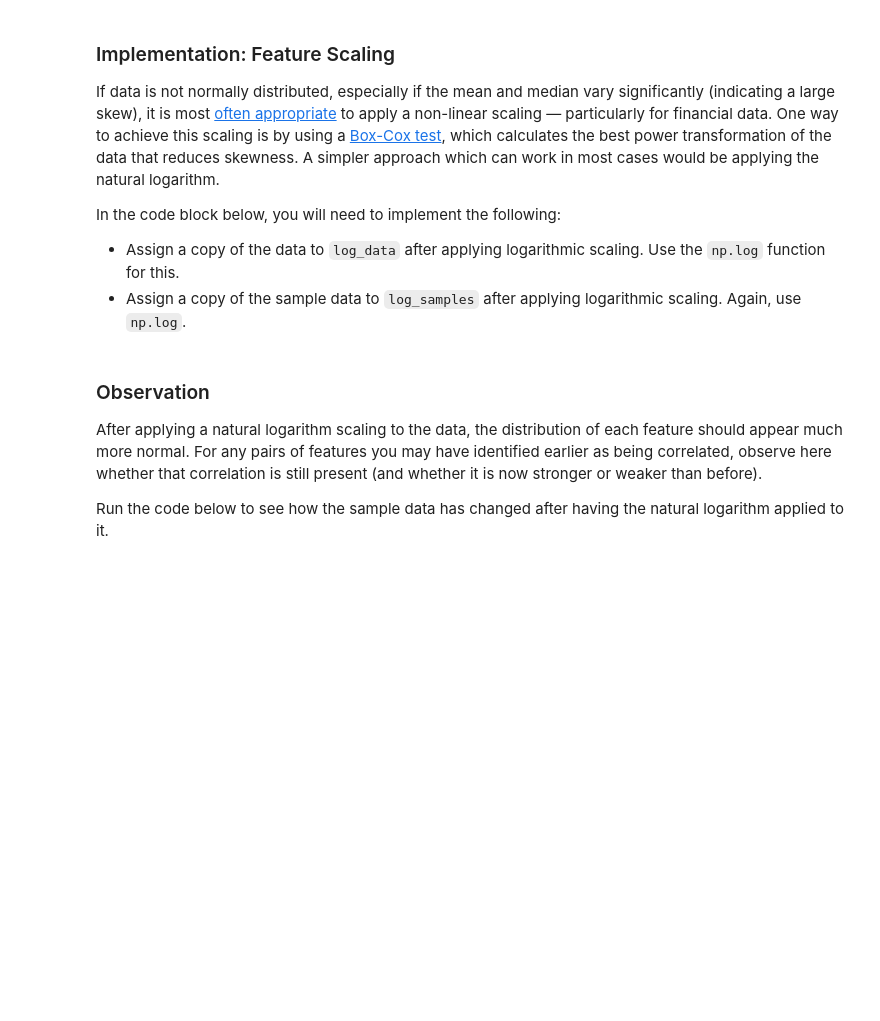
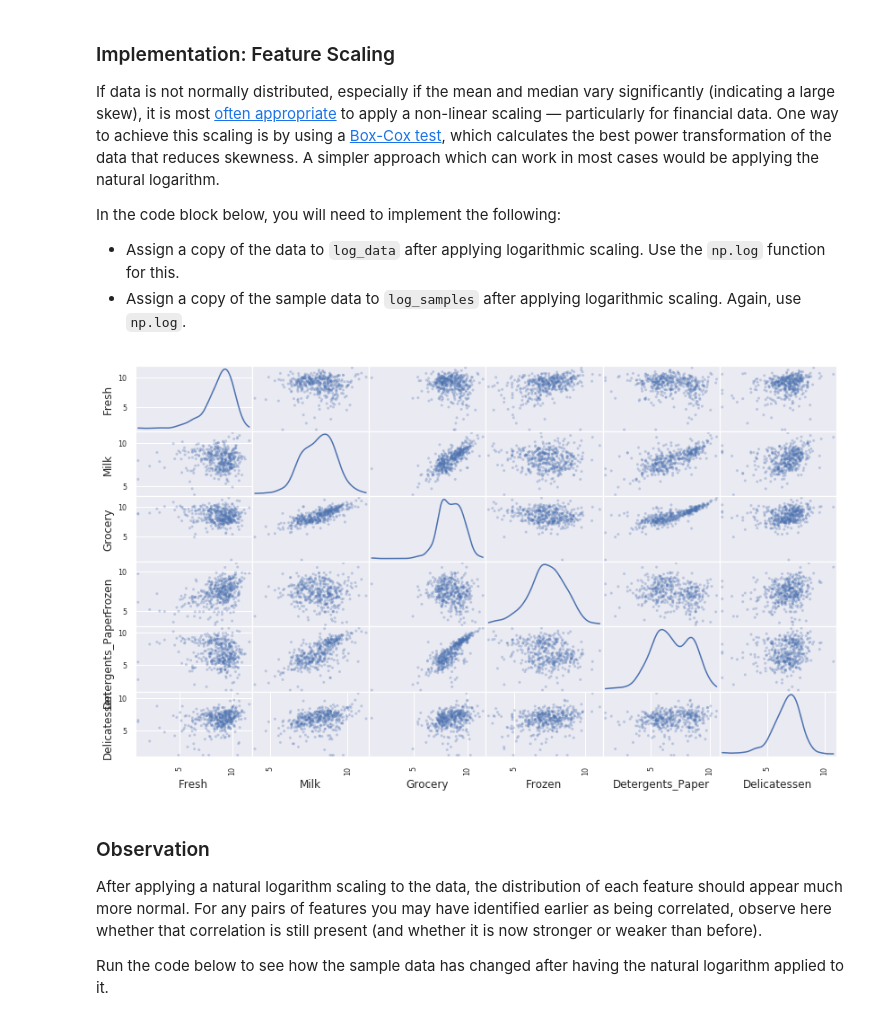
Before and after one commit to nascimentocrafael/udacity, a Jupyter notebook: mlnd/2_customer_segments/customer_segments.ipynb, the cells around one changed output. Saved outputs shown, nothing was run; the diff lists cells and outputs as text; code cells hidden in the pictures; blank space fills up the shorter version.

```diff
--- a/mlnd/2_customer_segments/customer_segments.ipynb
+++ b/mlnd/2_customer_segments/customer_segments.ipynb
@@ -189,13 +212,15 @@ In the code block below, you will need to implement the following:
  - Assign a copy of the sample data to `log_samples` after applying logarithmic scaling. Again, use `np.log`.
 # %%
 # TODO: Scale the data using the natural logarithm
-log_data = None
+log_data = np.log(data)
 
 # TODO: Scale the sample data using the natural logarithm
-log_samples = None
+log_samples = np.log(samples)
 
 # Produce a scatter matrix for each pair of newly-transformed features
 pd.scatter_matrix(log_data, alpha = 0.3, figsize = (14,8), diagonal = 'kde');
+# %% [output]
+[figure, added]
 # %% [markdown]
 ### Observation
 After applying a natural logarithm scaling to the data, the distribution of each feature should appear much more normal. For any pairs of features you may have identified earlier as being correlated, observe here whether that correlation is still present (and whether it is now stronger or weaker than before).
```
Also changed, not shown: parts of 9 cells of this notebook.
